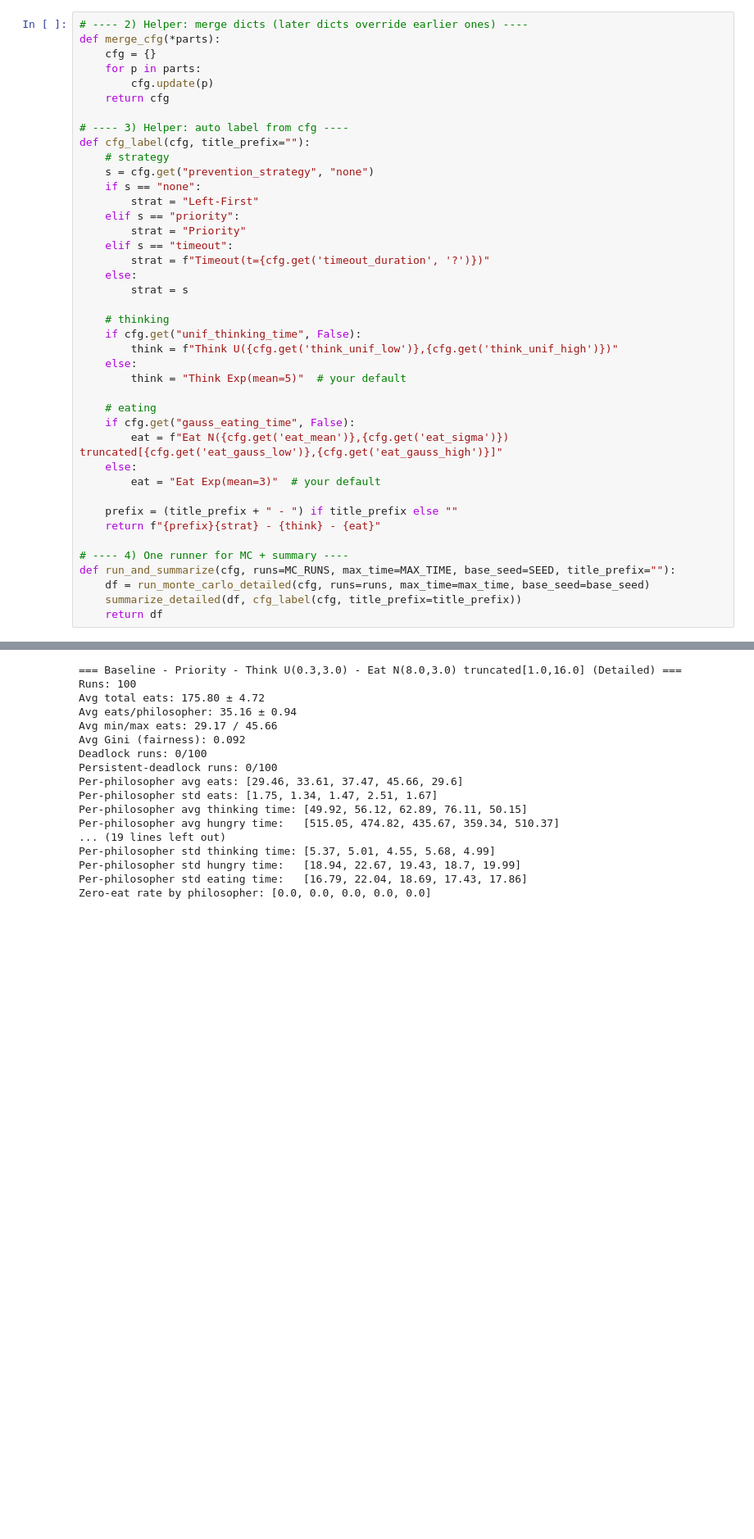
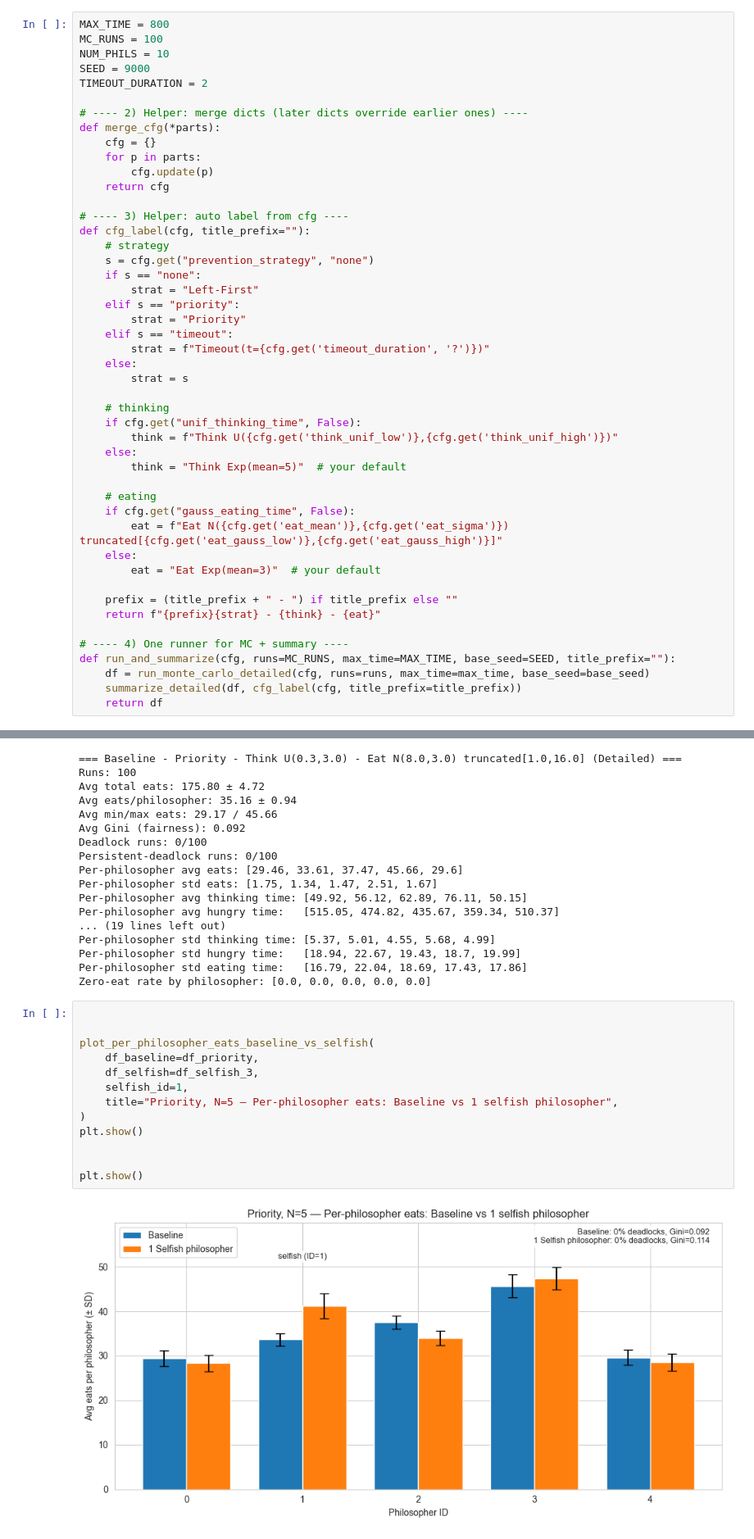
Before and after one commit to tleules23/ModSim2025, a Jupyter notebook: dining_philosophers.ipynb, the cells around one changed output, grey strips where cells are left out. Shown at 82% size. Cells and saved outputs as stored; diff of their text form; blank space fills up the shorter version.

```diff
--- a/dining_philosophers.ipynb
+++ b/dining_philosophers.ipynb
@@ -1966,6 +1966,12 @@ General settings:
 # %% [markdown]
 ## Helper Functions for multiple runs
 # %%
+MAX_TIME = 800
+MC_RUNS = 100
+NUM_PHILS = 10
+SEED = 9000
+TIMEOUT_DURATION = 2
+
 # ---- 2) Helper: merge dicts (later dicts override earlier ones) ----
 def merge_cfg(*parts):
     cfg = {}
@@ -2506,6 +3005,21 @@ Per-philosopher std thinking time: [5.37, 5.01, 4.55, 5.68, 4.99]
 Per-philosopher std hungry time:   [18.94, 22.67, 19.43, 18.7, 19.99]
 Per-philosopher std eating time:   [16.79, 22.04, 18.69, 17.43, 17.86]
 Zero-eat rate by philosopher: [0.0, 0.0, 0.0, 0.0, 0.0]
+# %%
+
+
+plot_per_philosopher_eats_baseline_vs_selfish(
+    df_baseline=df_priority,
+    df_selfish=df_selfish_3,
+    selfish_id=1,
+    title="Priority, N=5 — Per-philosopher eats: Baseline vs 1 selfish philosopher",
+)
+plt.show()
+
+
+plt.show()
+# %% [output]
+[figure, added]
 # %% [markdown]
 ### 2 Selfish Philosophers: Ignoring priority ordering + Not dropping after eating
 They do the same as in the case with 1 selfish philoopher
```
Also changed, not shown: parts of 11 cells of this notebook, 1 other file.
